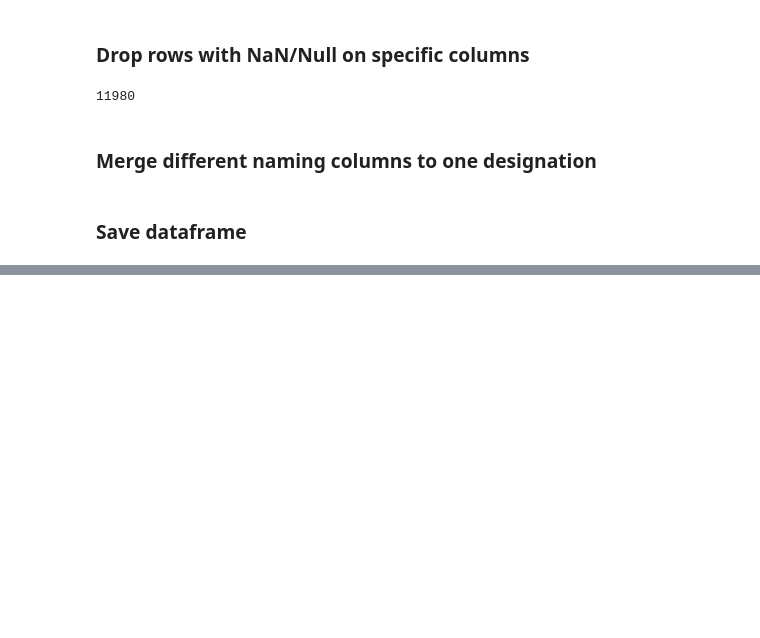
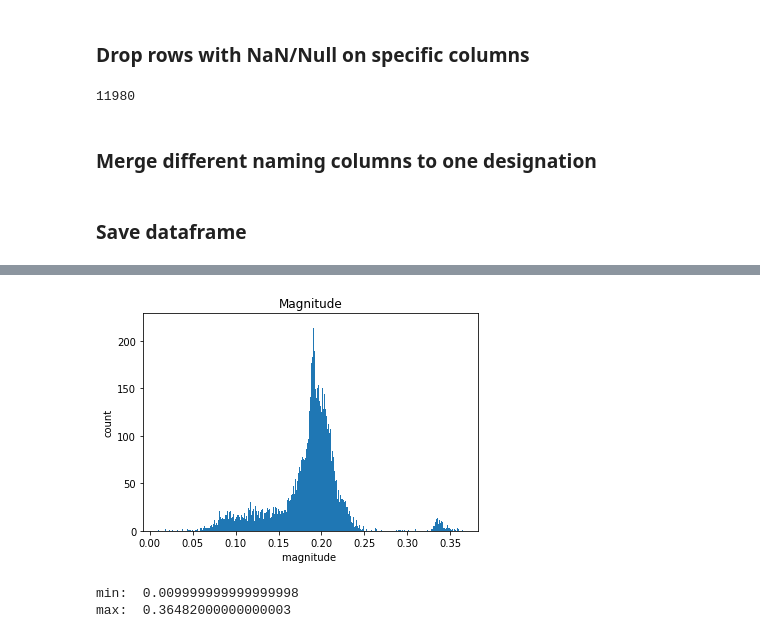
Before and after one commit to JuliaLauraMueller/IvisPro_StellarMap, a Jupyter notebook: source/python/datawrangling.ipynb, the cells around one changed output, grey strips where cells are left out. Cells and saved outputs as stored; diff of their text form; code cells hidden in the pictures; blank space fills up the shorter version.

```diff
--- a/source/python/datawrangling.ipynb
+++ b/source/python/datawrangling.ipynb
@@ -67,0 +130,15 @@ hyg_df.insert (1, "designation", designation)
+# %%
+scaledMagnitude = []
+minMag = np.min(hyg_df.absoluteMagnitude)
+maxMag = np.max(hyg_df.absoluteMagnitude)
+for i in hyg_df.index:
+    scaledMag = ((maxMag + minMag + 1) / 100) - ((hyg_df.absoluteMagnitude[i] + minMag) / 100)
+    scaledMagnitude.append(scaledMag)
+# %%
+drawHist(scaledMagnitude, 500, 'Magnitude', 'magnitude' , '')
+print("min: ", np.min(scaledMagnitude))
+print("max: ", np.max(scaledMagnitude))
+# %% [output]
+[figure, added]
+min:  0.009999999999999998
+max:  0.36482000000000003
```
Also changed, not shown: parts of 16 cells of this notebook, 2 other files.
